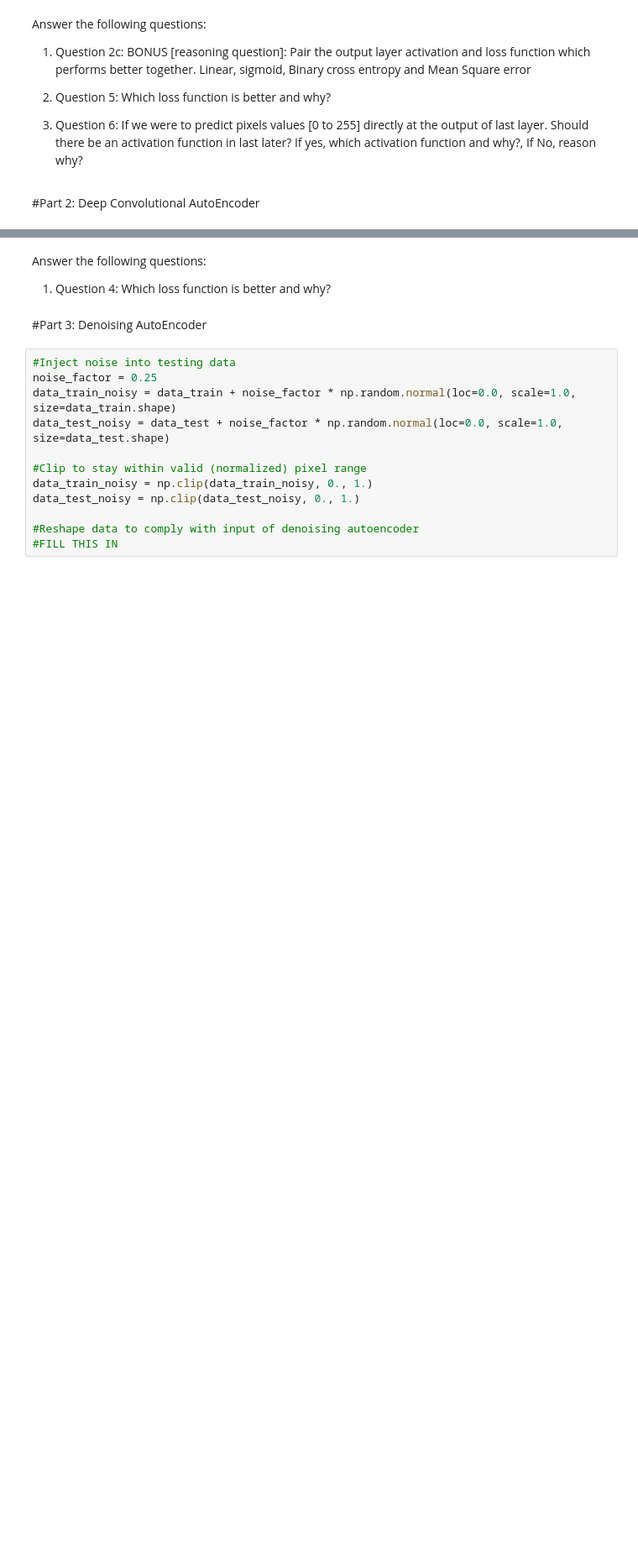
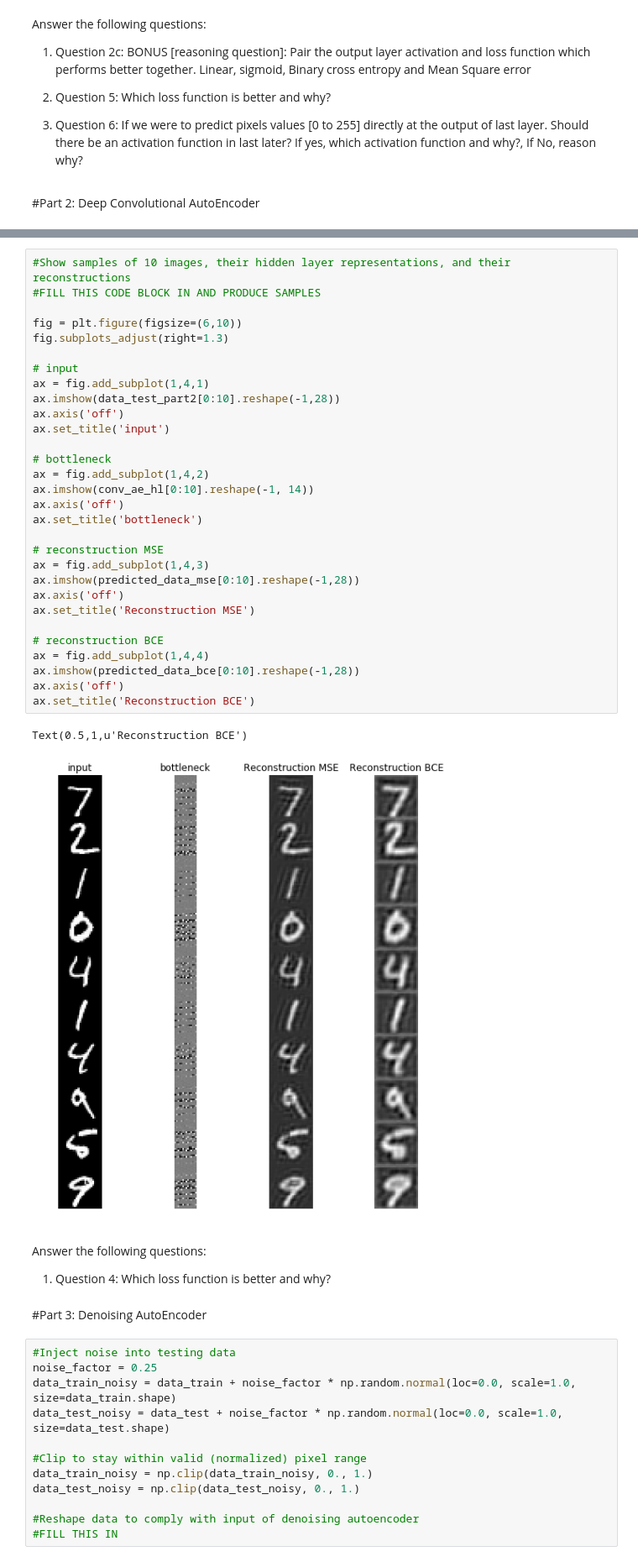
Before and after one commit to Salazar-Prime/deep_forget, a Jupyter notebook: Project 2 Autoencoders/Project_2_Student_code.ipynb, the cells around one changed output, grey strips where cells are left out. Shown at 84% size. Cells and saved outputs as stored; diff of their text form; blank space fills up the shorter version.

```diff
--- a/Project 2 Autoencoders/Project_2_Student_code.ipynb
+++ b/Project 2 Autoencoders/Project_2_Student_code.ipynb
@@ -212,3 +280,36 @@ conv_ae_hl = get_hl([data_test_reshape_cae])[0]
+# %%
+#Show samples of 10 images, their hidden layer representations, and their reconstructions
+#FILL THIS CODE BLOCK IN AND PRODUCE SAMPLES
+
+fig = plt.figure(figsize=(6,10))
+fig.subplots_adjust(right=1.3)
+
+# input
+ax = fig.add_subplot(1,4,1)
+ax.imshow(data_test_part2[0:10].reshape(-1,28))
+ax.axis('off')
+ax.set_title('input')
+
+# bottleneck
+ax = fig.add_subplot(1,4,2)
+ax.imshow(conv_ae_hl[0:10].reshape(-1, 14))
+ax.axis('off')
+ax.set_title('bottleneck')
+
+# reconstruction MSE
+ax = fig.add_subplot(1,4,3)
+ax.imshow(predicted_data_mse[0:10].reshape(-1,28))
+ax.axis('off')
+ax.set_title('Reconstruction MSE')
+
+# reconstruction BCE
+ax = fig.add_subplot(1,4,4)
+ax.imshow(predicted_data_bce[0:10].reshape(-1,28))
+ax.axis('off')
+ax.set_title('Reconstruction BCE')
+# %% [output]
+Text(0.5,1,u'Reconstruction BCE')
+[figure, added]
 # %% [markdown]
 Answer the following questions:
 
```
Also changed, not shown: parts of 8 cells of this notebook.
